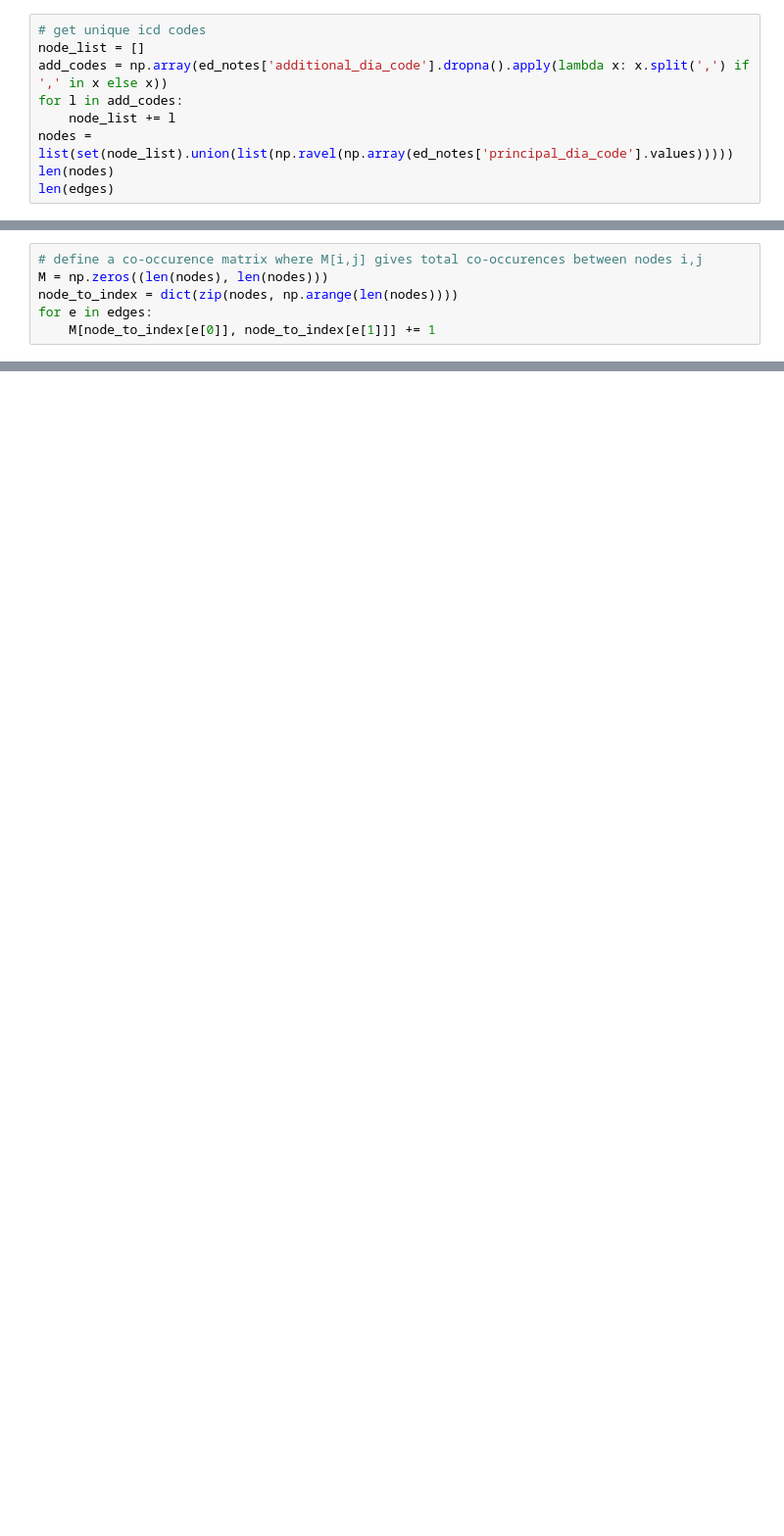
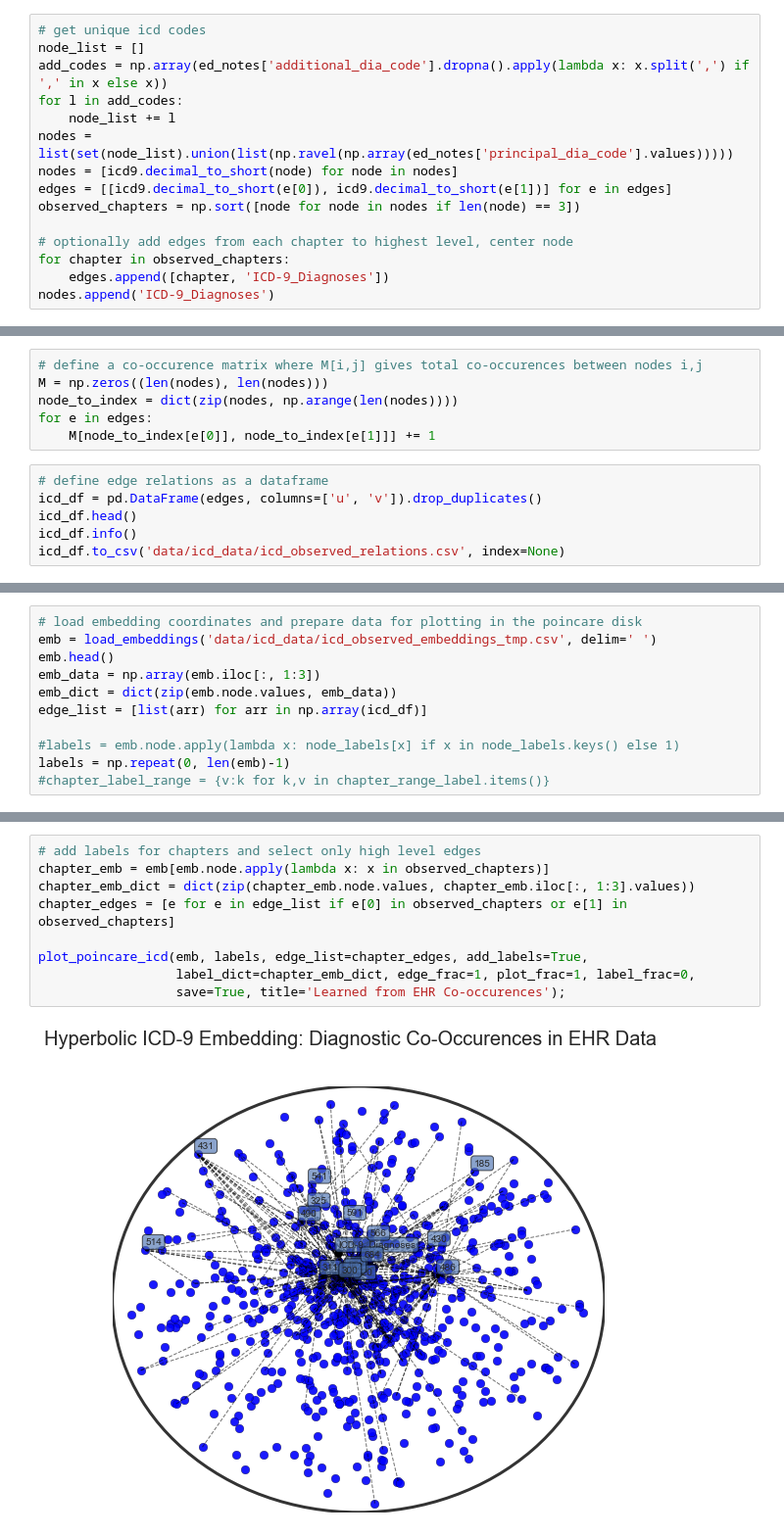
Before and after one commit to drewwilimitis/Hyperbolic-ICD-Embeddings-MIMIC3, a Jupyter notebook: hyperbolic_embedding_ICD9.ipynb, the cells around one changed output, grey strips where cells are left out. Shown at 98% size. Cells and saved outputs as stored; diff of their text form; blank space fills up the shorter version.

```diff
--- a/hyperbolic_embedding_ICD9.ipynb
+++ b/hyperbolic_embedding_ICD9.ipynb
@@ -743,5 +742,11 @@ add_codes = np.array(ed_notes['additional_dia_code'].dropna().apply(lambda x: x.
 for l in add_codes:
     node_list += l
 nodes = list(set(node_list).union(list(np.ravel(np.array(ed_notes['principal_dia_code'].values)))))
-len(nodes)
-len(edges)
+nodes = [icd9.decimal_to_short(node) for node in nodes]
+edges = [[icd9.decimal_to_short(e[0]), icd9.decimal_to_short(e[1])] for e in edges]
+observed_chapters = np.sort([node for node in nodes if len(node) == 3])
+
+# optionally add edges from each chapter to highest level, center node
+for chapter in observed_chapters:
+    edges.append([chapter, 'ICD-9_Diagnoses'])
+nodes.append('ICD-9_Diagnoses')
@@ -754,3 +756,9 @@ M = np.zeros((len(nodes), len(nodes)))
 node_to_index = dict(zip(nodes, np.arange(len(nodes))))
 for e in edges:
     M[node_to_index[e[0]], node_to_index[e[1]]] += 1
+# %%
+# define edge relations as a dataframe
+icd_df = pd.DataFrame(edges, columns=['u', 'v']).drop_duplicates()
+icd_df.head()
+icd_df.info()
+icd_df.to_csv('data/icd_data/icd_observed_relations.csv', index=None)
@@ -756,0 +818,11 @@ for e in edges:
+# %%
+# load embedding coordinates and prepare data for plotting in the poincare disk
+emb = load_embeddings('data/icd_data/icd_observed_embeddings_tmp.csv', delim=' ')
+emb.head()
+emb_data = np.array(emb.iloc[:, 1:3])
+emb_dict = dict(zip(emb.node.values, emb_data))
+edge_list = [list(arr) for arr in np.array(icd_df)]
+
+#labels = emb.node.apply(lambda x: node_labels[x] if x in node_labels.keys() else 1)
+labels = np.repeat(0, len(emb)-1)
+#chapter_label_range = {v:k for k,v in chapter_range_label.items()}
@@ -756,0 +836,11 @@ for e in edges:
+# %%
+# add labels for chapters and select only high level edges
+chapter_emb = emb[emb.node.apply(lambda x: x in observed_chapters)]
+chapter_emb_dict = dict(zip(chapter_emb.node.values, chapter_emb.iloc[:, 1:3].values))
+chapter_edges = [e for e in edge_list if e[0] in observed_chapters or e[1] in observed_chapters]
+
+plot_poincare_icd(emb, labels, edge_list=chapter_edges, add_labels=True,
+                  label_dict=chapter_emb_dict, edge_frac=1, plot_frac=1, label_frac=0,
+                  save=True, title='Learned from EHR Co-occurences');
+# %% [output]
+[figure, added]
```
Also changed, not shown: parts of 22 cells of this notebook, 1 other file.
